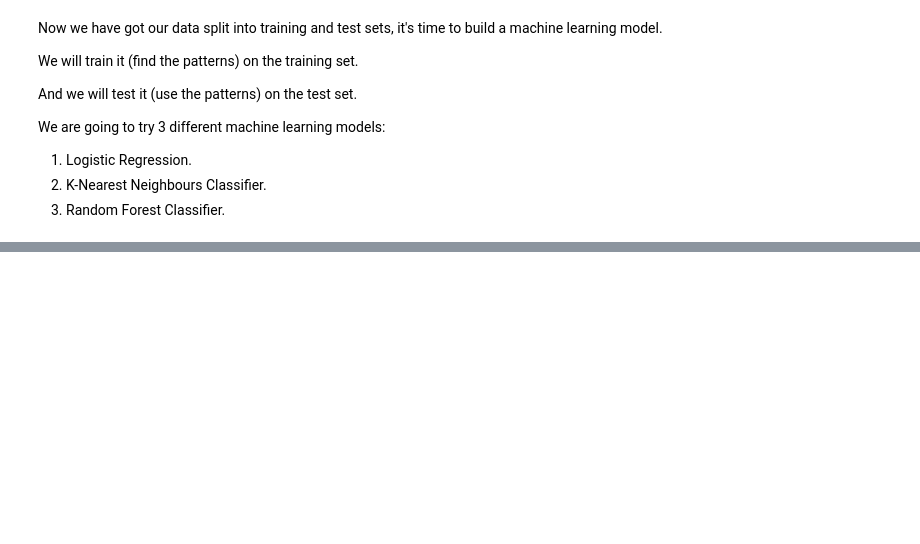
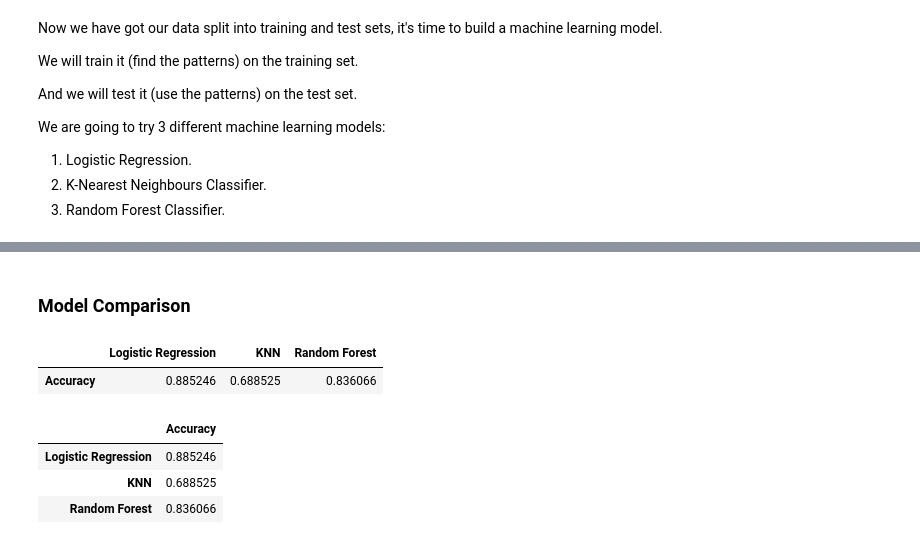
Before and after one commit to Sachin-840480/learning-ml-and-ds, a Jupyter notebook: Supervised Learning (Classification)/backup.ipynb, the cells around one changed output, grey strips where cells are left out. Saved outputs shown, nothing was run; the diff lists cells and outputs as text; code cells hidden in the pictures; blank space fills up the shorter version.

```diff
--- a/Supervised Learning (Classification)/backup.ipynb
+++ b/Supervised Learning (Classification)/backup.ipynb
@@ -483,0 +501,15 @@ def fit_and_score(models, X_train, X_test, y_train, y_test):
+# %% [markdown]
+### Model Comparison
+# %%
+model_compare = pd.DataFrame(model_scores, index=["Accuracy"])
+model_compare
+# %% [output]
+|  | Logistic Regression | KNN | Random Forest |
+| Accuracy | 0.885246 | 0.688525 | 0.836066 |
+# %%
+model_compare.T
+# %% [output]
+|  | Accuracy |
+| Logistic Regression | 0.885246 |
+| KNN | 0.688525 |
+| Random Forest | 0.836066 |
```
Also changed, not shown: parts of 3 cells of this notebook.
